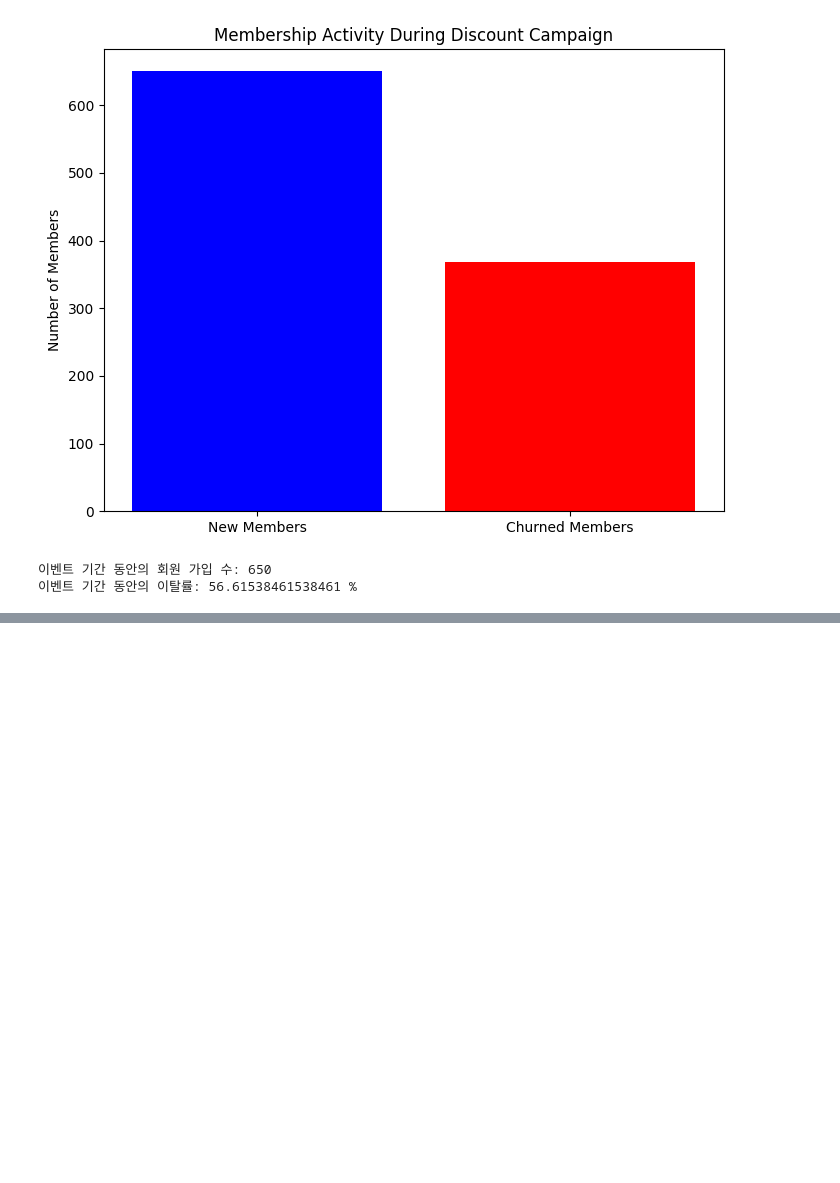
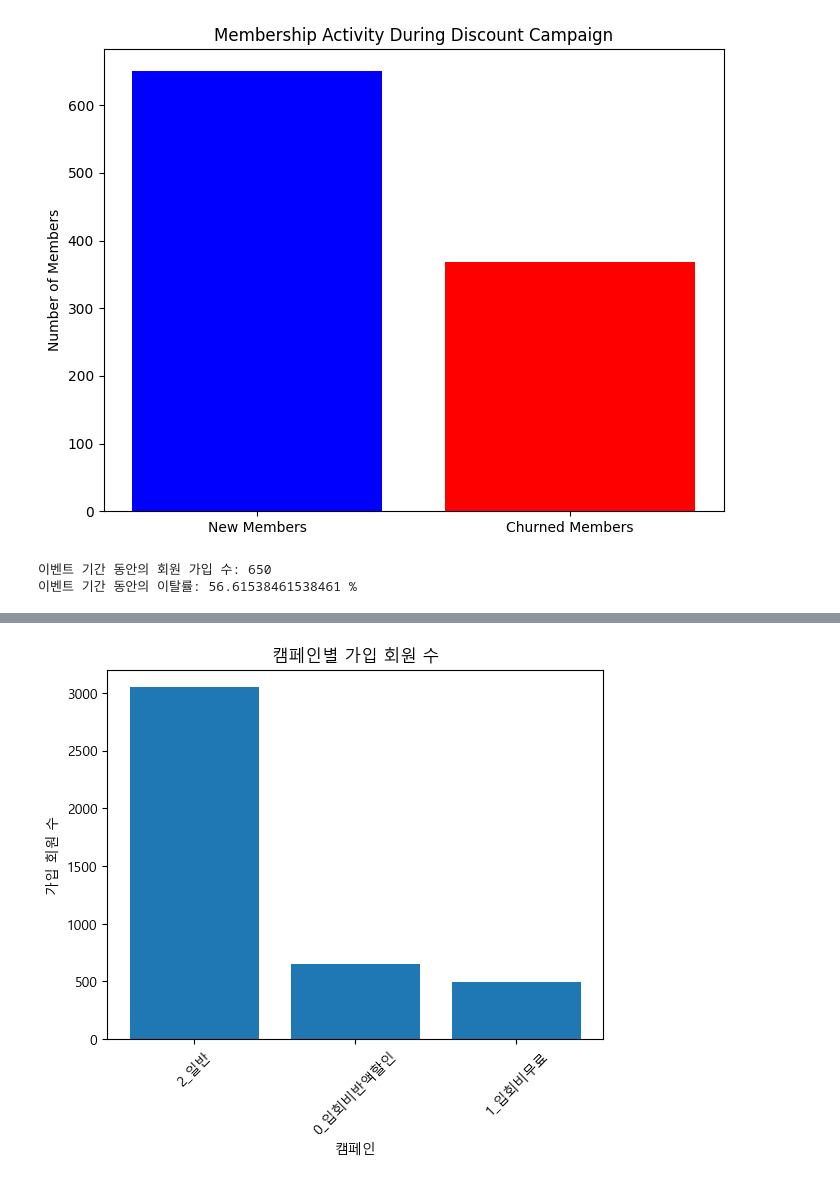
Before and after one commit to Minchae128/Practice_Python, a Jupyter notebook: 13. 14일차(240419)/2. 실습/판다스 실습.ipynb, the cells around one changed output, grey strips where cells are left out. Cells and saved outputs as stored; diff of their text form; code cells hidden in the pictures; blank space fills up the shorter version.

```diff
--- a/13. 14일차(240419)/2. 실습/판다스 실습.ipynb
+++ b/13. 14일차(240419)/2. 실습/판다스 실습.ipynb
@@ -101,3 +101,35 @@ Requirement already satisfied: numpy>=1.21 in c:\users\shinpardon\appdata\local\
 Requirement already satisfied: packaging>=20.0 in c:\users\shinpardon\appdata\roaming\python\python39\site-packages (from matplotlib) (24.0)
 Requirement already satisfied: zipp>=3.1.0 in c:\users\shinpardon\appdata\roaming\python\python39\site-packages (from importlib-resources>=3.2.0->matplotlib) (3.18.1)
 Requirement already satisfied: six>=1.5 in c:\users\shinpardon\appdata\roaming\python\python39\site-packages (from python-dateutil>=2.7->matplotlib) (1.16.0)
+# %%
+import pandas as pd
+import matplotlib.pyplot as plt
+from matplotlib import font_manager, rc
+
+# 데이터 불러오기
+customer_master = pd.read_csv("customer_master.csv")
+campaign_master = pd.read_csv("campaign_master.csv")
+
+# 한글 폰트 설정
+font_path = "C:/Windows/Fonts/malgun.ttf"  # 사용하고자 하는 한글 폰트 경로로 변경
+font_name = font_manager.FontProperties(fname=font_path).get_name()
+rc('font', family=font_name)
+
+# start_date를 datetime 형식으로 변환
+customer_master['start_date'] = pd.to_datetime(customer_master['start_date'])
+
+# 캠페인별 가입 회원 수 계산
+campaign_member_counts = customer_master.groupby('campaign_id')['customer_id'].count()
+
+# 캠페인 이름 설정
+campaign_member_counts.index = campaign_master.set_index('campaign_id').loc[campaign_member_counts.index]['campaign_name']
+
+# 캠페인별 가입 회원 수 시각화
+plt.bar(campaign_member_counts.index, campaign_member_counts.values)
+plt.title('캠페인별 가입 회원 수')
+plt.xlabel('캠페인')
+plt.ylabel('가입 회원 수')
+plt.xticks(rotation=45)
+plt.show()
+# %% [output]
+[figure, added]
```
